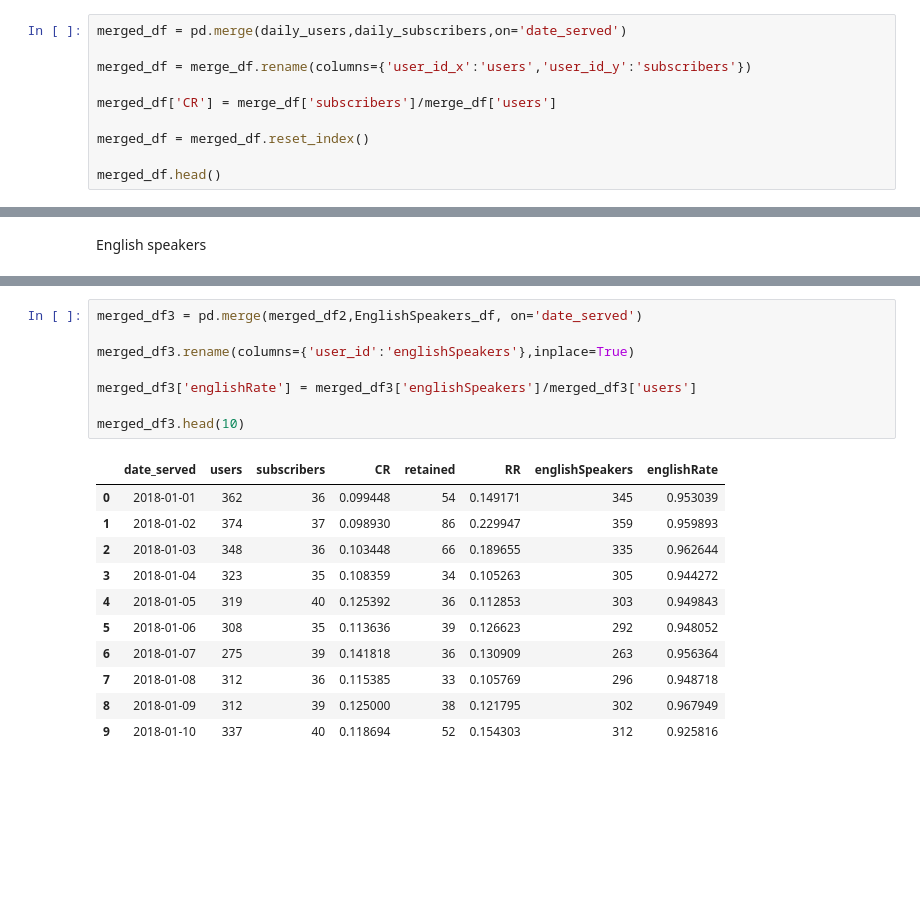
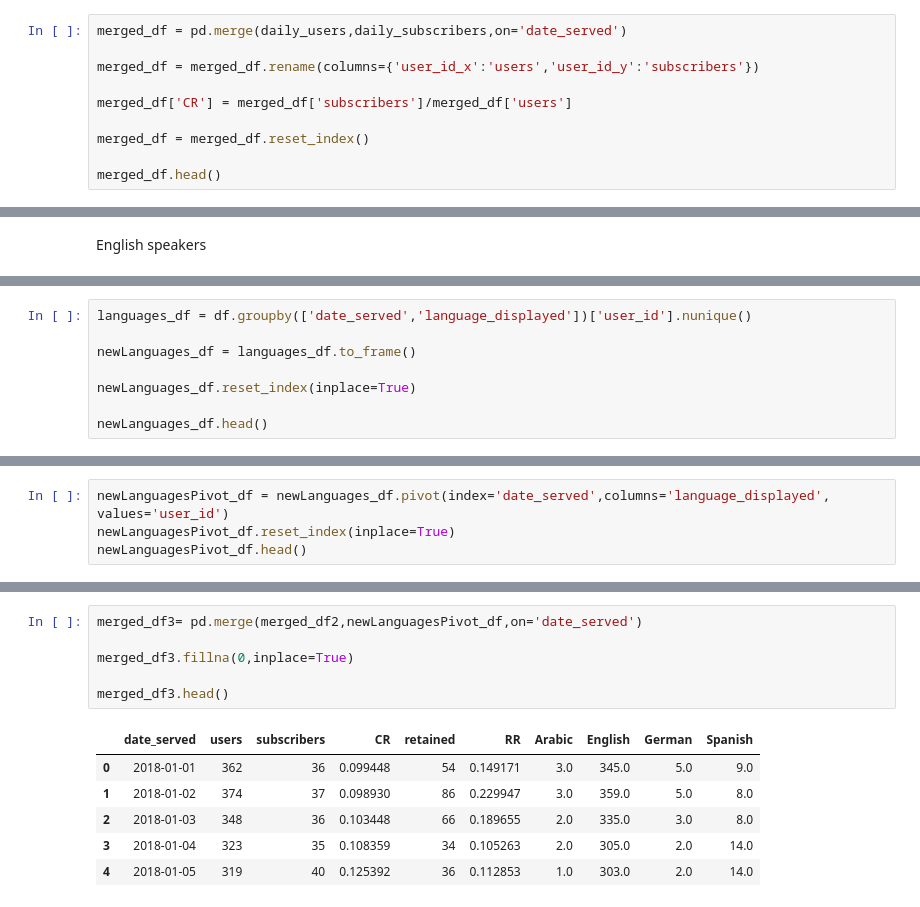
Before and after one commit to 0xrsfagundes/IBM, a Jupyter notebook: Datacamp/Datacamp - Analyzing Marketing Campaigns with pandas.ipynb, the cells around one changed output, grey strips where cells are left out. Saved outputs shown, nothing was run; the diff lists cells and outputs as text; blank space fills up the shorter version.

```diff
--- a/Datacamp/Datacamp - Analyzing Marketing Campaigns with pandas.ipynb
+++ b/Datacamp/Datacamp - Analyzing Marketing Campaigns with pandas.ipynb
@@ -146,9 +146,9 @@ Name: user_id, dtype: int64
 # %%
 merged_df = pd.merge(daily_users,daily_subscribers,on='date_served')
 
-merged_df = merge_df.rename(columns={'user_id_x':'users','user_id_y':'subscribers'})
+merged_df = merged_df.rename(columns={'user_id_x':'users','user_id_y':'subscribers'})
 
-merged_df['CR'] = merge_df['subscribers']/merge_df['users']
+merged_df['CR'] = merged_df['subscribers']/merged_df['users']
 
 merged_df = merged_df.reset_index()
 
@@ -215,0 +204,8 @@ Name: user_id, dtype: int64
+# %%
+languages_df = df.groupby(['date_served','language_displayed'])['user_id'].nunique()
+
+newLanguages_df = languages_df.to_frame()
+
+newLanguages_df.reset_index(inplace=True)
+
+newLanguages_df.head()
@@ -215,0 +219,4 @@ Name: user_id, dtype: int64
+# %%
+newLanguagesPivot_df = newLanguages_df.pivot(index='date_served',columns='language_displayed', values='user_id')
+newLanguagesPivot_df.reset_index(inplace=True)
+newLanguagesPivot_df.head()
@@ -216,20 +230,13 @@ Name: user_id, dtype: int64
 # %%
-merged_df3 = pd.merge(merged_df2,EnglishSpeakers_df, on='date_served')
+merged_df3= pd.merge(merged_df2,newLanguagesPivot_df,on='date_served')
 
-merged_df3.rename(columns={'user_id':'englishSpeakers'},inplace=True)
+merged_df3.fillna(0,inplace=True)
 
-merged_df3['englishRate'] = merged_df3['englishSpeakers']/merged_df3['users']
-
-merged_df3.head(10)
+merged_df3.head()
 # %% [output]
-|  | date_served | users | subscribers | CR | retained | RR | englishSpeakers | englishRate |
-| 0 | 2018-01-01 | 362 | 36 | 0.099448 | 54 | 0.149171 | 345 | 0.953039 |
-| 1 | 2018-01-02 | 374 | 37 | 0.098930 | 86 | 0.229947 | 359 | 0.959893 |
-| 2 | 2018-01-03 | 348 | 36 | 0.103448 | 66 | 0.189655 | 335 | 0.962644 |
-| 3 | 2018-01-04 | 323 | 35 | 0.108359 | 34 | 0.105263 | 305 | 0.944272 |
-| 4 | 2018-01-05 | 319 | 40 | 0.125392 | 36 | 0.112853 | 303 | 0.949843 |
-| 5 | 2018-01-06 | 308 | 35 | 0.113636 | 39 | 0.126623 | 292 | 0.948052 |
-| 6 | 2018-01-07 | 275 | 39 | 0.141818 | 36 | 0.130909 | 263 | 0.956364 |
-| 7 | 2018-01-08 | 312 | 36 | 0.115385 | 33 | 0.105769 | 296 | 0.948718 |
-| 8 | 2018-01-09 | 312 | 39 | 0.125000 | 38 | 0.121795 | 302 | 0.967949 |
-| 9 | 2018-01-10 | 337 | 40 | 0.118694 | 52 | 0.154303 | 312 | 0.925816 |
+|  | date_served | users | subscribers | CR | retained | RR | Arabic | English | German | Spanish |
+| 0 | 2018-01-01 | 362 | 36 | 0.099448 | 54 | 0.149171 | 3.0 | 345.0 | 5.0 | 9.0 |
+| 1 | 2018-01-02 | 374 | 37 | 0.098930 | 86 | 0.229947 | 3.0 | 359.0 | 5.0 | 8.0 |
+| 2 | 2018-01-03 | 348 | 36 | 0.103448 | 66 | 0.189655 | 2.0 | 335.0 | 3.0 | 8.0 |
+| 3 | 2018-01-04 | 323 | 35 | 0.108359 | 34 | 0.105263 | 2.0 | 305.0 | 2.0 | 14.0 |
+| 4 | 2018-01-05 | 319 | 40 | 0.125392 | 36 | 0.112853 | 1.0 | 303.0 | 2.0 | 14.0 |
```
Also changed, not shown: parts of 19 cells of this notebook.
